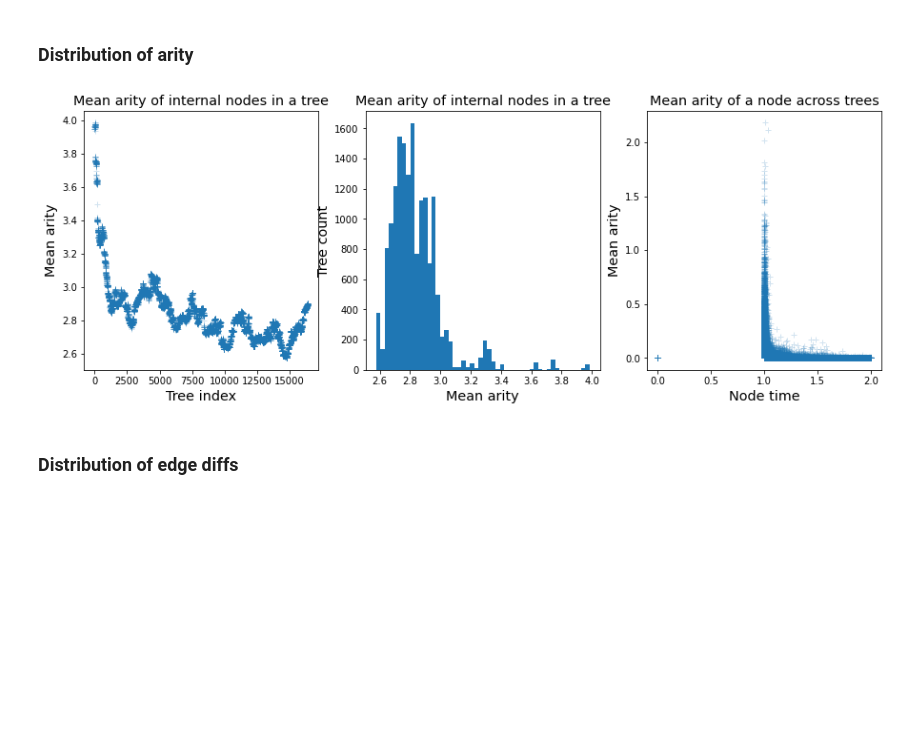
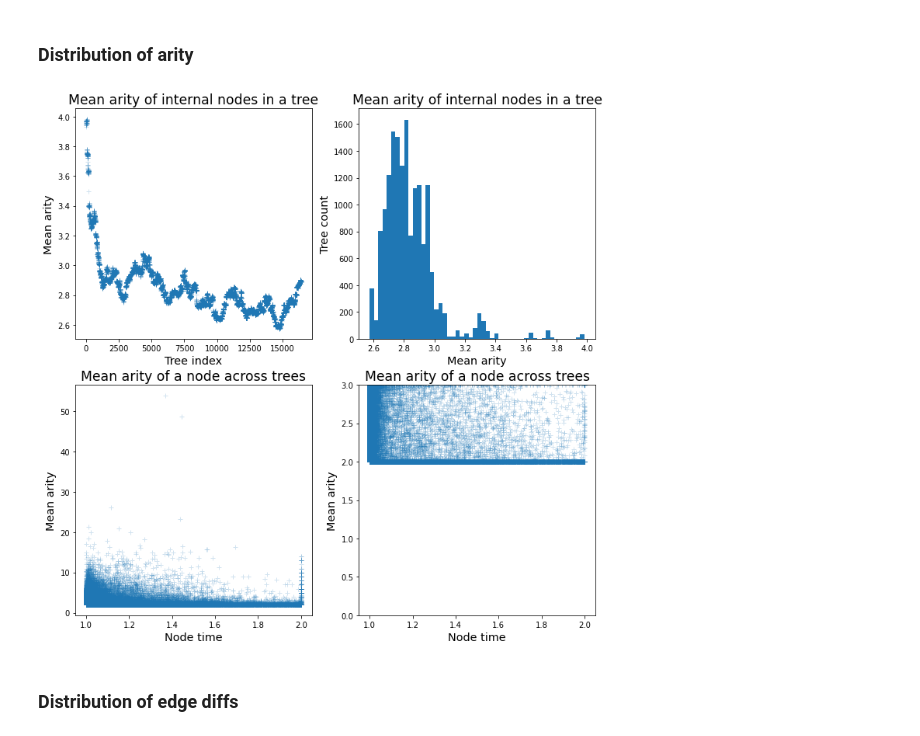
Before and after one commit to szhan/tsimpute, a Jupyter notebook: notebooks/inspect_ts_imputed.ipynb, the cells around one changed output. Saved outputs shown, nothing was run; the diff lists cells and outputs as text; code cells hidden in the pictures; blank space fills up the shorter version.

```diff
--- a/notebooks/inspect_ts_imputed.ipynb
+++ b/notebooks/inspect_ts_imputed.ipynb
@@ -16,8 +14,7 @@ tsinfer 0.2.4.dev63+gd36be42
 # %% [markdown]
 ### Load data
 # %%
-base_dir = Path("/home/shing_zhan/analysis/pass_4/")
-ts_file = base_dir / "from_42_into_3.imputed.trees"
+ts_file = "/home/shing_zhan/analysis/pass_4/from_42_into_3.imputed.trees"
 # %%
 ts = tskit.load(ts_file)
 ts
@@ -181,48 +190,65 @@ plt.show()
 ts_simplified = ts.simplify()
 
 # For each tree, take the mean arity across its nodes.
-tree_arity = np.empty(ts_simplified.num_trees)
+tree_arity = np.empty(ts_simplified.num_trees - 2)
 for i, tree in enumerate(ts_simplified.trees()):
+    # Exclude the first and last trees, as the parent id of all the nodes are -1.
+    if i in [0, ts_simplified.num_trees - 1]:
+        continue
     parent_id, count = np.unique(tree.parent_array[tree.preorder()], return_counts=True)
-    tree_arity[i] = count[parent_id != tskit.NULL].mean()
+    tree_arity[i - 1] = count[parent_id != tskit.NULL].mean()
 
 # For each node, take the mean arity across trees.
-node_arity = np.zeros(ts_simplified.num_nodes)
+# Exclude the sample nodes, as they have arity of 0.
+node_arity = np.zeros(ts_simplified.num_nodes - ts_simplified.num_samples)
+node_span = np.zeros(ts_simplified.num_nodes - ts_simplified.num_samples)
 for tree in ts_simplified.trees():
-    node_arity += tree.num_children_array[:-1] * tree.span
-node_arity /= ts_simplified.sequence_length
+    node_arity += tree.num_children_array[ts_simplified.num_samples:-1] * tree.span
+    node_span[tree.num_children_array[ts_simplified.num_samples:-1] > 0] += tree.span
+node_arity /= node_span
 # %%
-plt.figure(figsize=(15, 5,))
+plt.figure(figsize=(12, 12,))
 
-plt.subplot(131)
-plt.title("Mean arity of internal nodes in a tree", fontsize="x-large")
+plt.subplot(221)
+plt.title("Mean arity of internal nodes in a tree", fontsize="xx-large")
 plt.ylabel("Mean arity", fontsize="x-large")
 plt.xlabel("Tree index", fontsize="x-large")
 plt.plot(
-    np.arange(ts_simplified.num_trees),
+    np.arange(tree_arity.shape[0]),
     tree_arity,
     linestyle="none", marker="+", markersize=6, alpha=0.2,
 );
 
-plt.subplot(132)
-plt.title("Mean arity of internal nodes in a tree", fontsize="x-large")
+plt.subplot(222)
+plt.title("Mean arity of internal nodes in a tree", fontsize="xx-large")
 plt.ylabel("Tree count", fontsize="x-large")
 plt.xlabel("Mean arity", fontsize="x-large")
 plt.hist(tree_arity, bins=50);
 
-plt.subplot(133)
-plt.title("Mean arity of a node across trees", fontsize="x-large")
+plt.subplot(223)
+plt.title("Mean arity of a node across trees", fontsize="xx-large")
 plt.ylabel("Mean arity", fontsize="x-large")
 plt.xlabel("Node time", fontsize="x-large")
 plt.plot(
-    ts_simplified.nodes_time,
+    ts_simplified.nodes_time[ts_simplified.num_samples:],
     node_arity,
     linestyle='none', marker='+', markersize=6, alpha=0.2,
 );
 
+plt.subplot(224)
+plt.title("Mean arity of a node across trees", fontsize="xx-large")
+plt.ylabel("Mean arity", fontsize="x-large")
+plt.xlabel("Node time", fontsize="x-large")
+plt.ylim(0, 3)
+plt.plot(
+    ts_simplified.nodes_time[ts_simplified.num_samples:],
+    node_arity,
+    linestyle='none', marker='+', markersize=6, alpha=0.2,
+)
+
 plt.show()
 # %% [output]
-[figure, old version]
+[figure, new version]
 # %% [markdown]
 ### Distribution of edge diffs
 # %%
```
Also changed, not shown: parts of 18 cells of this notebook.
